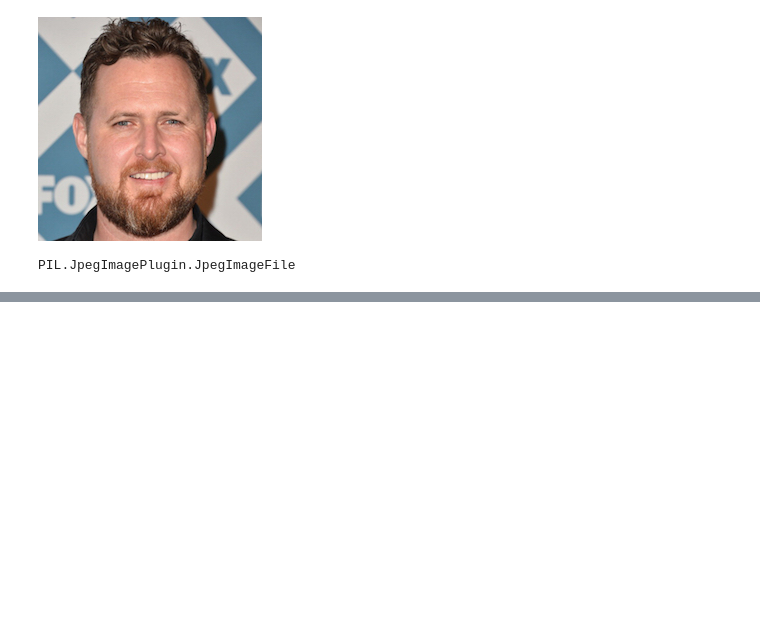
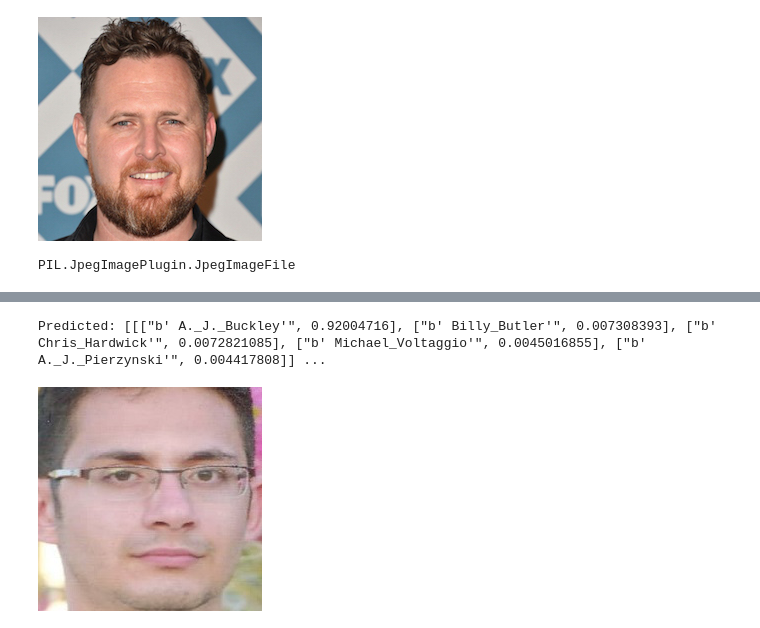
Before and after one commit to sedavasema/one-shot-learning, a Jupyter notebook: 4_my_introfacerecognition.ipynb, the cells around one changed output, grey strips where cells are left out. Drawn from its saved outputs; the diff is of its cells as text; code cells hidden in the pictures; blank space fills up the shorter version.

```diff
--- a/4_my_introfacerecognition.ipynb
+++ b/4_my_introfacerecognition.ipynb
@@ -97,0 +106,10 @@ x=x.reshape(1,224,224,3)
+# %%
+print('Predicted:', utils.decode_predictions(preds))
+# %% [output]
+Predicted: [[["b' A._J._Buckley'", 0.92004716], ["b' Billy_Butler'", 0.007308393], ["b' Chris_Hardwick'", 0.0072821085], ["b' Michael_Voltaggio'", 0.0045016855], ["b' A._J._Pierzynski'", 0.004417808]] ...
+# %%
+#read images
+img1 = image.image_utils.load_img('./images/1.jpg', target_size=(224, 224))
+img1
+# %% [output]
+[figure, added]
```
Also changed, not shown: parts of 13 cells of this notebook.
